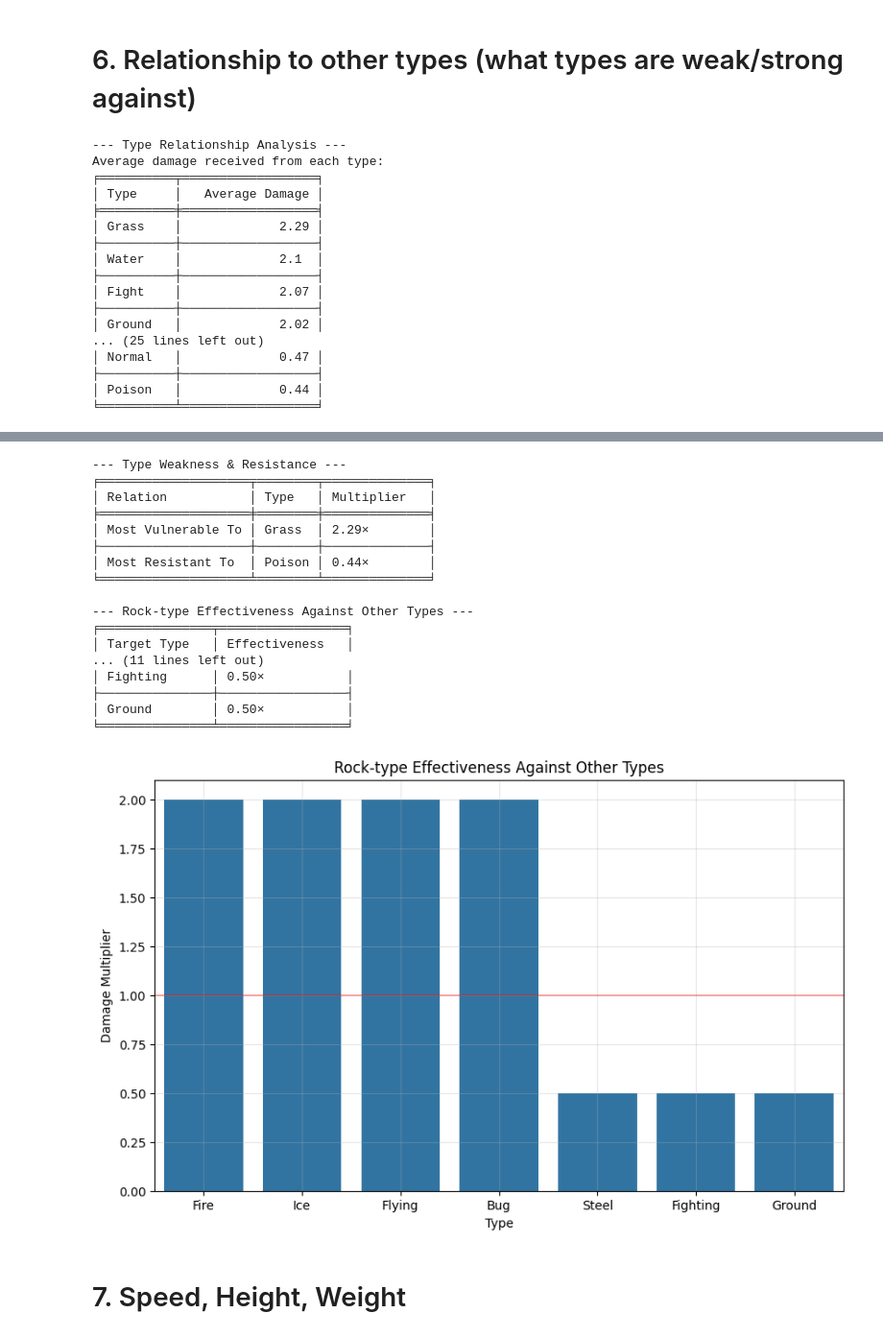
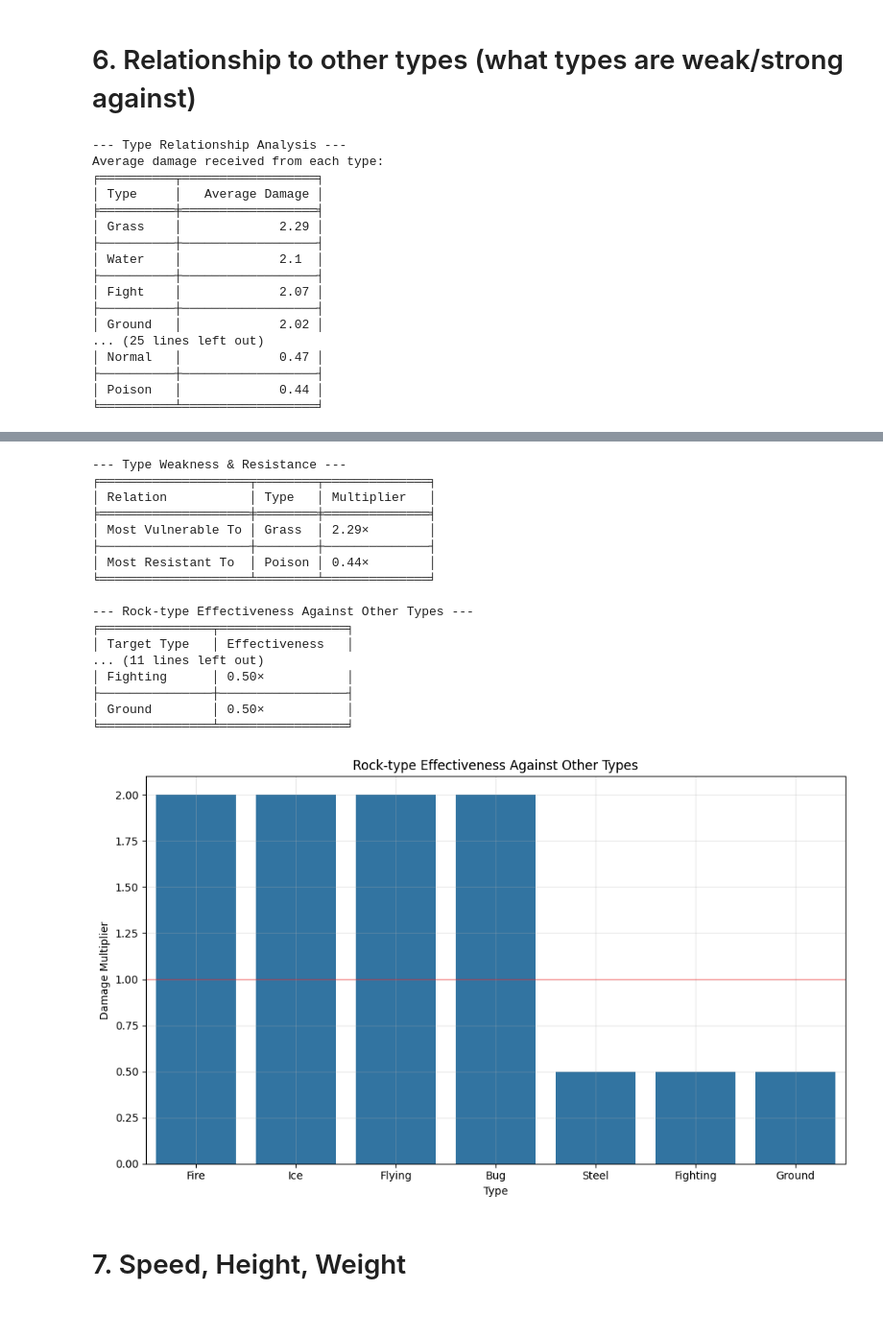
Before and after one commit to driosoft-pro/DataPokemonBattle, a Jupyter notebook: pokemon_battle_rock.ipynb, the cells around one changed output, grey strips where cells are left out. Shown at 96% size. Cells and saved outputs as stored; diff of their text form; code cells hidden in the pictures.

```diff
--- a/pokemon_battle_rock.ipynb
+++ b/pokemon_battle_rock.ipynb
@@ -461,6 +461,9 @@ rock_effectiveness = {
     'Ground': 0.5
 }
 
+# Convert to pandas Series
+rock_effectiveness_series = pd.Series(rock_effectiveness)
+
 # Prepare table
 rock_effectiveness_table = [(type_, f"{multiplier:.2f}×") for type_, multiplier in rock_effectiveness.items()]
 print(tabulate(rock_effectiveness_table, headers=["Target Type", "Effectiveness"], tablefmt="fancy_grid"))
@@ -473,6 +476,7 @@ plt.xlabel('Type')
 plt.ylabel('Damage Multiplier')
 plt.axhline(y=1, color='r', linestyle='-', alpha=0.3)  # Line at normal damage
 plt.grid(True, alpha=0.3)
+plt.tight_layout()
 plt.show()
 # %% [output]
 --- Type Relationship Analysis ---
@@ -483,34 +487,34 @@ Average damage received from each type:
 │ Grass    │             2.29 │
 ├──────────┼──────────────────┤
 │ Water    │             2.1  │
 ├──────────┼──────────────────┤
 │ Fight    │             2.07 │
 ├──────────┼──────────────────┤
 │ Ground   │             2.02 │
 ... (25 lines left out)
 │ Normal   │             0.47 │
 ├──────────┼──────────────────┤
 │ Poison   │             0.44 │
 ╘══════════╧══════════════════╛
 [figure]
 --- Type Weakness & Resistance ---
 ╒════════════════════╤════════╤══════════════╕
 │ Relation           │ Type   │ Multiplier   │
 ╞════════════════════╪════════╪══════════════╡
 │ Most Vulnerable To │ Grass  │ 2.29×        │
 ├────────────────────┼────────┼──────────────┤
 │ Most Resistant To  │ Poison │ 0.44×        │
 ╘════════════════════╧════════╧══════════════╛
 
 --- Rock-type Effectiveness Against Other Types ---
 ╒═══════════════╤═════════════════╕
 │ Target Type   │ Effectiveness   │
 ... (11 lines left out)
 │ Fighting      │ 0.50×           │
 ├───────────────┼─────────────────┤
 │ Ground        │ 0.50×           │
 ╘═══════════════╧═════════════════╛
-[figure, old version]
+[figure, new version]
 # %% [markdown]
 # 7. Speed, Height, Weight
 # %% [markdown]
```
Also changed, not shown: parts of 3 cells of this notebook.
